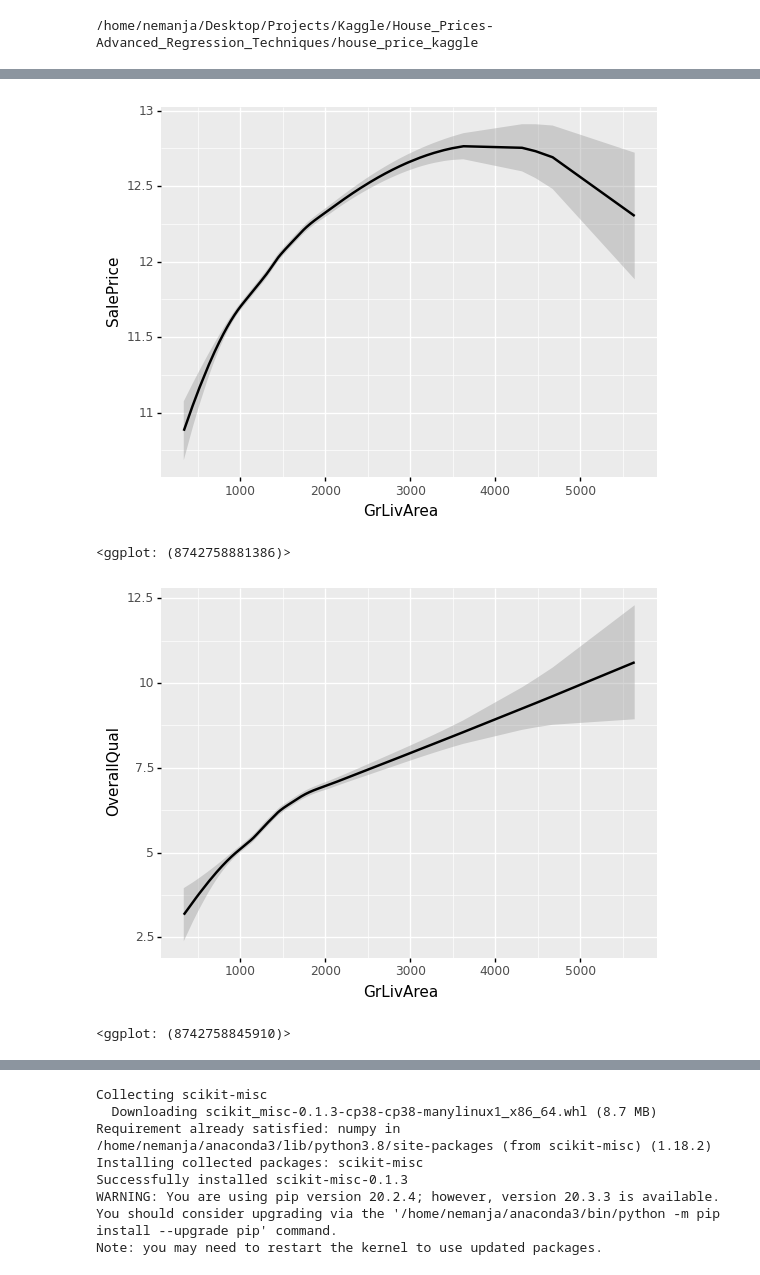
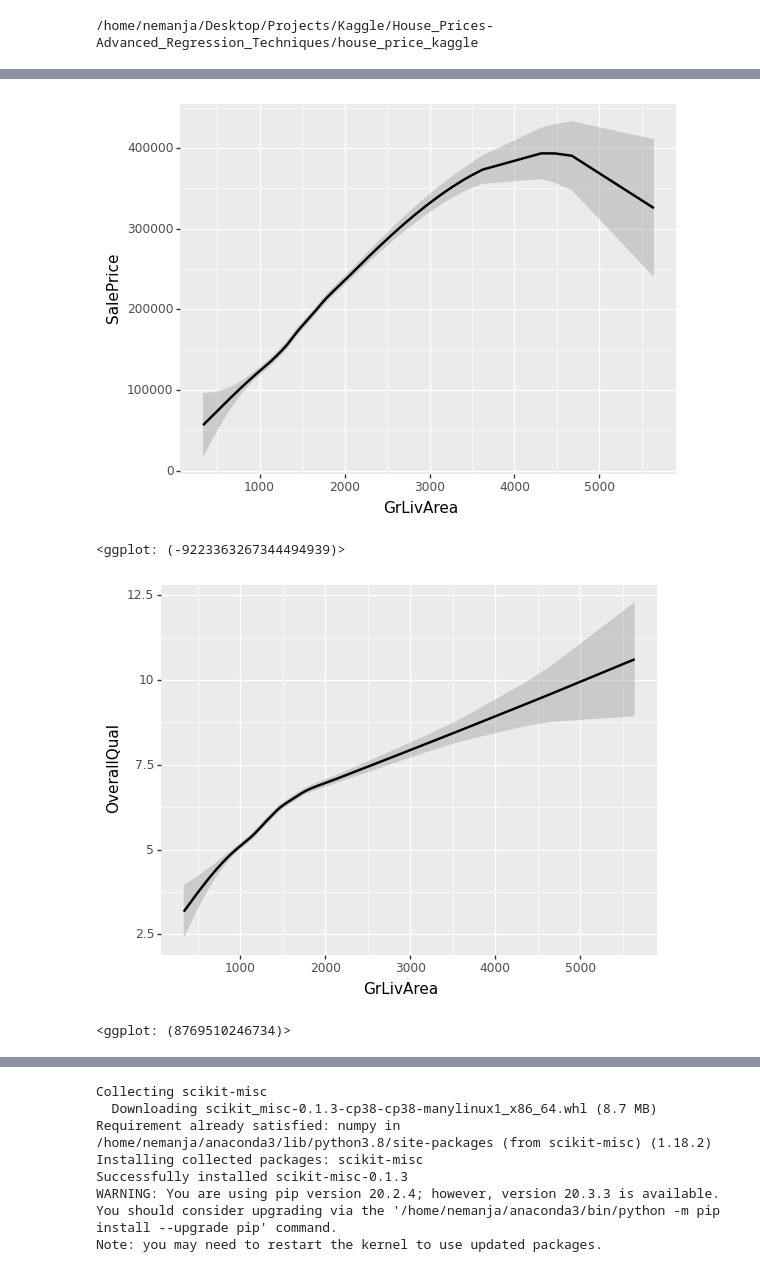
Before and after one commit to dtourolle/house_price_kaggle, a Jupyter notebook: notebooks/EDA.ipynb, the cells around one changed output, grey strips where cells are left out. Saved outputs shown, nothing was run; the diff lists cells and outputs as text; code cells hidden in the pictures.

```diff
--- a/notebooks/EDA.ipynb
+++ b/notebooks/EDA.ipynb
@@ -79,4 +81,4 @@ dtype: float64
 df_raw.reset_index(inplace=True, drop=True)
 df_raw.drop(axis=1,columns=['Id','PoolQC','MiscFeature','Fence','Alley','FireplaceQu'],inplace=True)
 # %%
-df_new = df_raw.query('YearRemodAdd>1940')
+df_new = pd.DataFrame(load_dataset())#df_raw.query('YearRemodAdd>1940')
@@ -205,11 +219,11 @@ ggplot(df_raw, aes('GrLivArea','YearBuilt'))+stat_smooth(se=True, method='loess'
 # %%
-ggplot(df_raw, aes('GrLivArea','SalePrice'))+stat_smooth(se=True, method='loess')
+ggplot(df_new, aes('GrLivArea','SalePrice'))+stat_smooth(se=True, method='loess')
 # %% [output]
-[figure, old version]
+[figure, new version]
-<ggplot: (8742758881386)>
+<ggplot: (-9223363267344494939)>
 # %%
-ggplot(df_raw, aes('GrLivArea','OverallQual'))+stat_smooth(se=True, method='loess')
+ggplot(df_new, aes('GrLivArea','OverallQual'))+stat_smooth(se=True, method='loess')
 # %% [output]
 [figure]
-<ggplot: (8742758845910)>
+<ggplot: (8769510246734)>
 # %%
```
Also changed, not shown: parts of 26 cells of this notebook, 2 other files.
